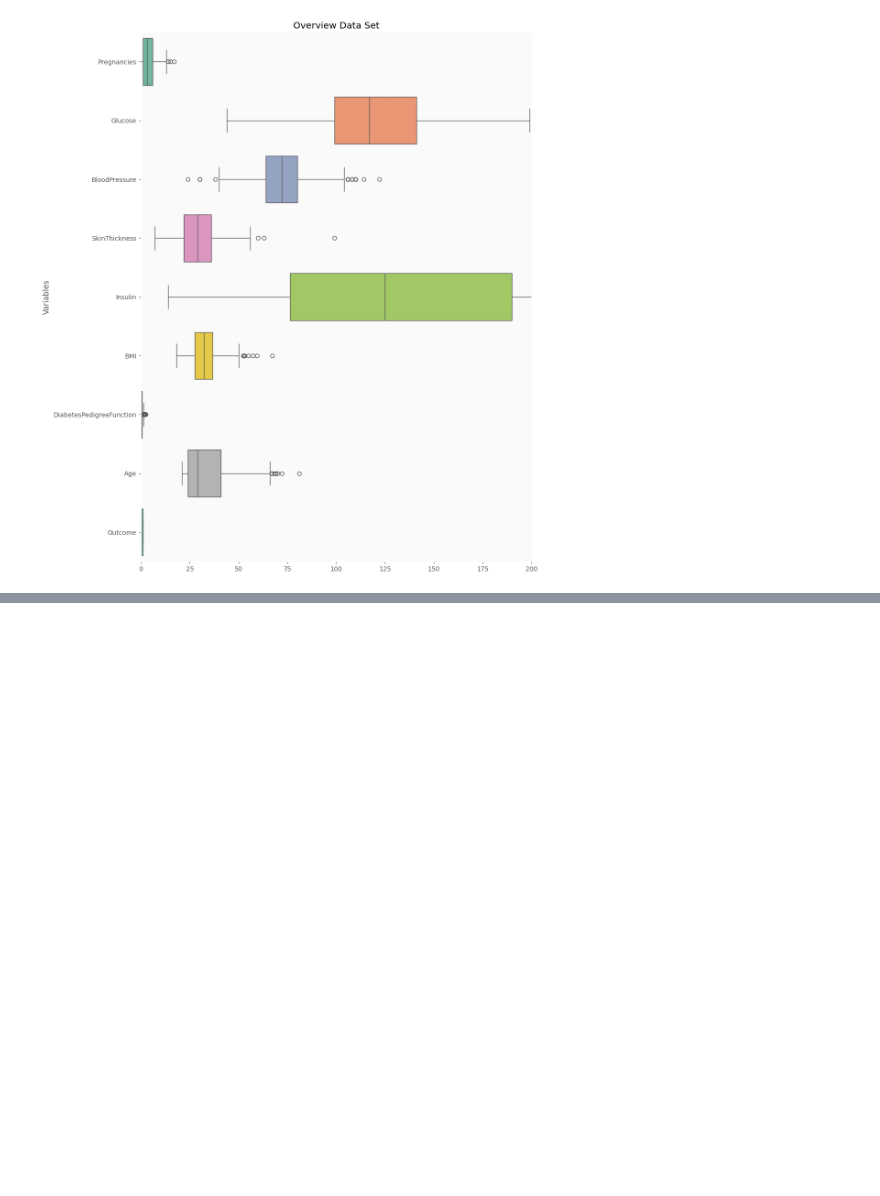
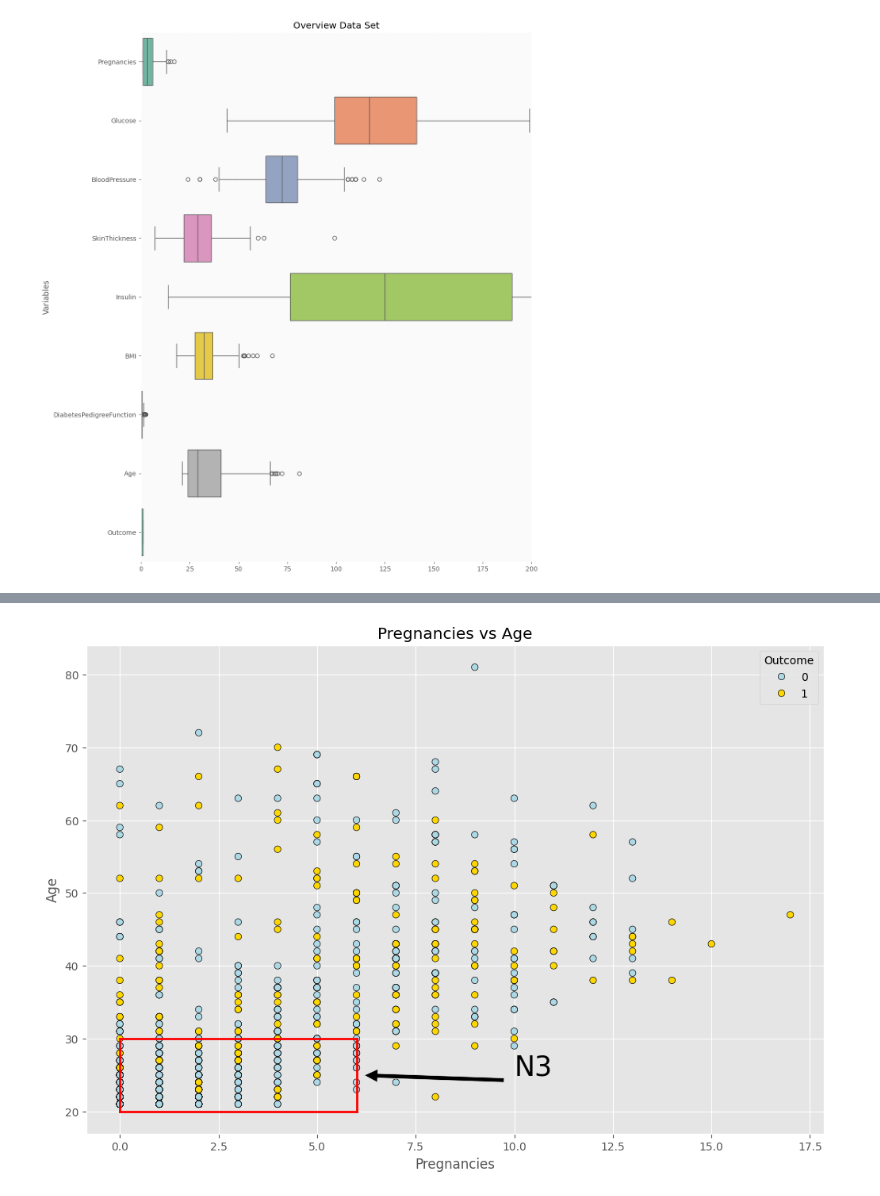
Before and after one commit to nguyenthithuylinh-ship-it/Diabetes_Project, a Jupyter notebook: Exploratory_Data_Analysis.ipynb, the cells around one changed output, grey strips where cells are left out. Saved outputs shown, nothing was run; the diff lists cells and outputs as text; code cells hidden in the pictures; blank space fills up the shorter version.

```diff
--- a/Exploratory_Data_Analysis.ipynb
+++ b/Exploratory_Data_Analysis.ipynb
@@ -187,0 +495,3 @@ ax = sns.boxplot(data=data, orient='h', palette='Set2')
+# %%
+data.loc[:,'N1']=0
+data.loc[(data['Age']<=30) & (data['Glucose']<=120),'N1']=1
@@ -187,0 +506,3 @@ ax = sns.boxplot(data=data, orient='h', palette='Set2')
+# %%
+data.loc[:,'N2']=0
+data.loc[(data['BMI']<=30),'N2']=1
@@ -187,0 +521,20 @@ ax = sns.boxplot(data=data, orient='h', palette='Set2')
+# %%
+palette ={0 : 'lightblue', 1 : 'gold'}
+edgecolor = 'black'
+
+fig = plt.figure(figsize=(12,8))
+
+ax1 = sns.scatterplot(x = data['Pregnancies'], y = data['Age'], hue = "Outcome",
+                    data = data, palette = palette, edgecolor=edgecolor)
+
+plt.annotate('N3', size=25, color='black', xy=(6, 25), xytext=(10, 25),
+            arrowprops=dict(facecolor='black', shrink=0.05),
+            )
+plt.plot([0, 6], [30, 30], linewidth=2, color = 'red')
+plt.plot([6, 6], [20, 30], linewidth=2, color = 'red')
+plt.plot([0, 6], [20, 20], linewidth=2, color = 'red')
+plt.plot([0, 0], [20, 30], linewidth=2, color = 'red')
+plt.title('Pregnancies vs Age')
+plt.show()
+# %% [output]
+[figure, added]
```
Also changed, not shown: parts of 81 cells of this notebook.
